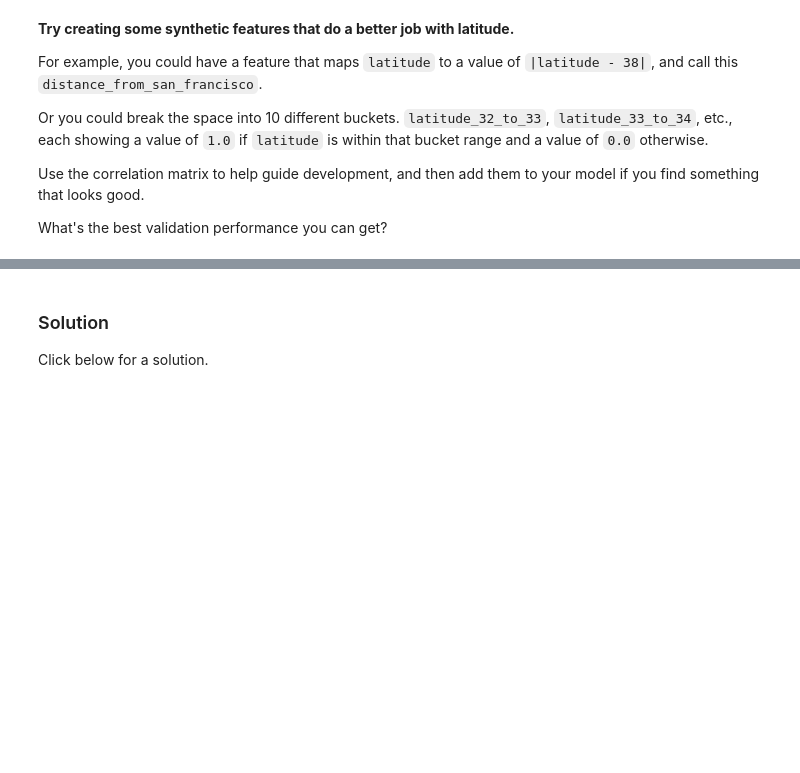
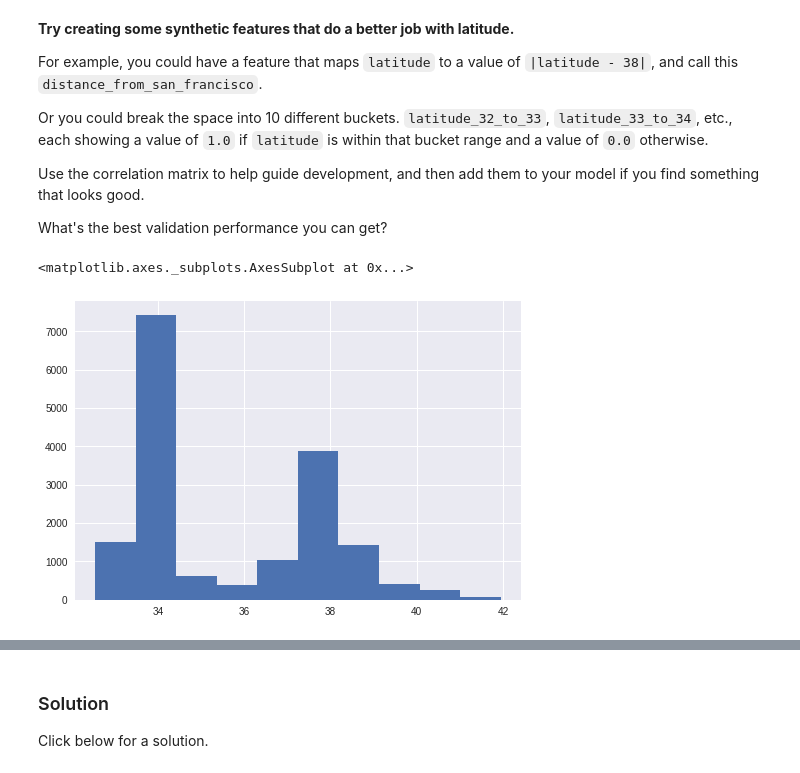
Before and after one commit to tenvol/tsf00, a Jupyter notebook: feature_sets.ipynb, the cells around one changed output, grey strips where cells are left out. Saved outputs shown, nothing was run; the diff lists cells and outputs as text; code cells hidden in the pictures; blank space fills up the shorter version.

```diff
--- a/feature_sets.ipynb
+++ b/feature_sets.ipynb
@@ -706,3 +718,31 @@ What's the best validation performance you can get?
 #
 # YOUR CODE HERE: Train on a new data set that includes synthetic features based on latitude.
 #
+# %%
+from __future__ import print_function
+
+import math
+
+from IPython import display
+from matplotlib import cm
+from matplotlib import gridspec
+from matplotlib import pyplot as plt
+import numpy as np
+import pandas as pd
+from sklearn import metrics
+import tensorflow as tf
+from tensorflow.python.data import Dataset
+
+tf.logging.set_verbosity(tf.logging.ERROR)
+pd.options.display.max_rows = 10
+pd.options.display.float_format = '{:.1f}'.format
+
+california_housing_dataframe = pd.read_csv("https://download.mlcc.google.com/mledu-datasets/california_housing_train.csv", sep=",")
+
+california_housing_dataframe = california_housing_dataframe.reindex(
+    np.random.permutation(california_housing_dataframe.index))
+# %%
+california_housing_dataframe['latitude'].hist(bins=10)
+# %% [output]
+<matplotlib.axes._subplots.AxesSubplot at 0x...>
+[figure, added]
```
Also changed, not shown: parts of 25 cells of this notebook.
